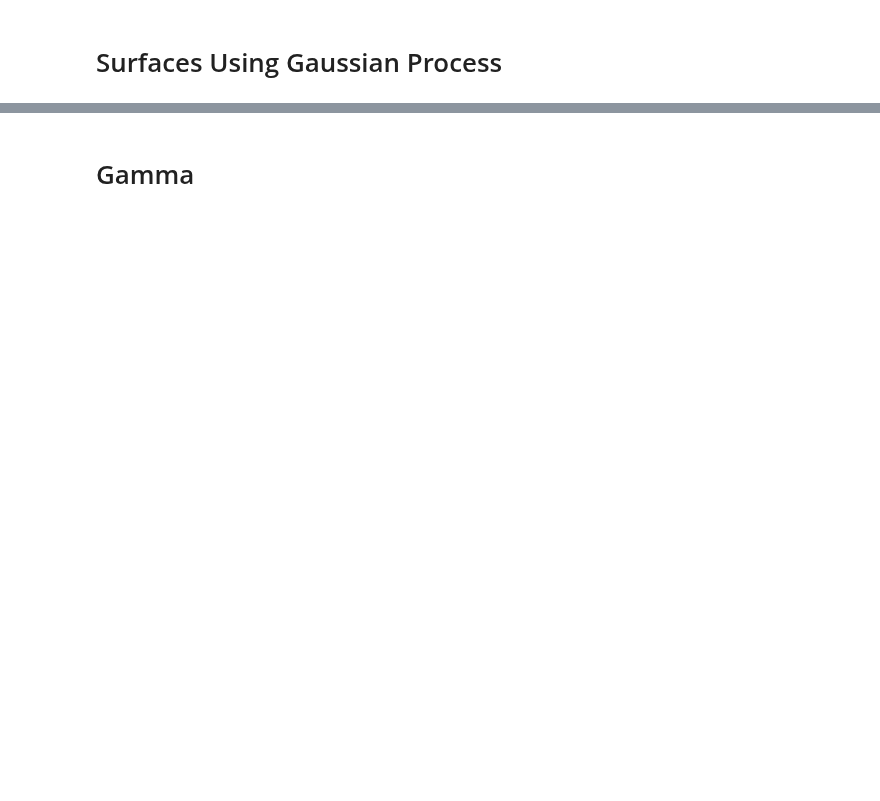
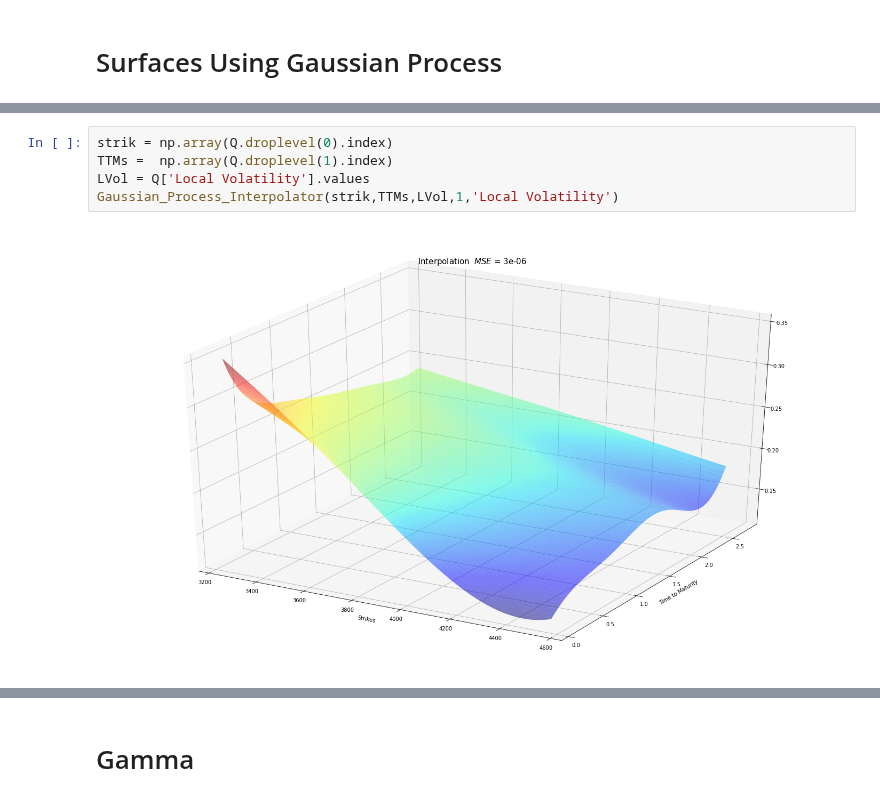
Before and after one commit to EM51641/Master-Thesis-, a Jupyter notebook: Local Dupire Volatility.ipynb, the cells around one changed output, grey strips where cells are left out. Cells and saved outputs as stored; diff of their text form; blank space fills up the shorter version.

```diff
--- a/Local Dupire Volatility.ipynb
+++ b/Local Dupire Volatility.ipynb
@@ -450,0 +205,7 @@ MSE =  181.09214490089005 2500
+# %%
+strik = np.array(Q.droplevel(0).index)
+TTMs =  np.array(Q.droplevel(1).index)
+LVol = Q['Local Volatility'].values
+Gaussian_Process_Interpolator(strik,TTMs,LVol,1,'Local Volatility')
+# %% [output]
+[figure, added]
```
Also changed, not shown: parts of 26 cells of this notebook.
